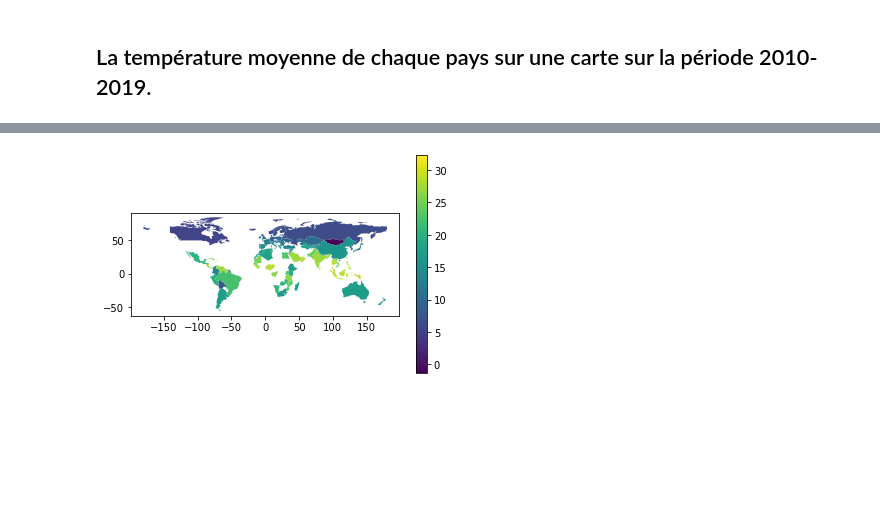
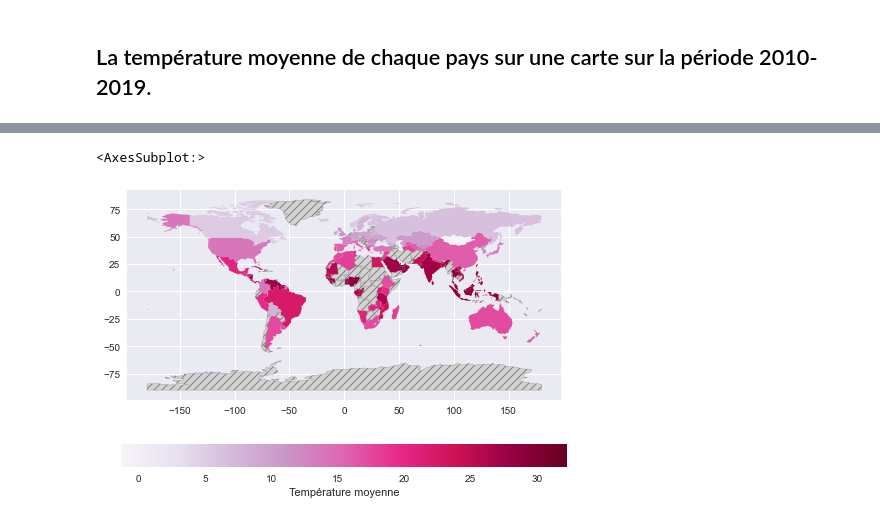
Before and after one commit to MaximeVeysseyre/Climatologie, a Jupyter notebook: main.ipynb, the cells around one changed output, grey strips where cells are left out. Cells and saved outputs as stored; diff of their text form; code cells hidden in the pictures; blank space fills up the shorter version.

```diff
--- a/main.ipynb
+++ b/main.ipynb
@@ -198,2 +216,5 @@ world.plot()
+# %%
+worldmap = gpd.read_file(gpd.datasets.get_path("naturalearth_lowres"))
+worldmap = worldmap.replace(to_replace ="United States of America", value ="US")
 # %%
-world.rename(columns= {"name" : "Country"}, inplace=True)
+worldmap.rename(columns={"name" : "Country"}, inplace=True)
@@ -202,4 +221,9 @@ combined = world.merge(local_map , on="Country")
-# %%
-ax = combined.plot(column="AvgTemperature", k="blue", legend=True)
-# %% [output]
-[figure, removed]
+# %%
+worldmap.set_index("Country", inplace=True)
+# %%
+worldmap_with_data = worldmap.join(local_moyenne_carte).reset_index()
+# %%
+worldmap_with_data.plot(column="AvgTemperature", legend=True, cmap='PuRd', missing_kwds={"color": "lightgrey","edgecolor": "grey","hatch": "///","label": "Missing values"}, legend_kwds={'label': "Température moyenne", 'orientation': "horizontal"})
+# %% [output]
+<AxesSubplot:>
+[figure, added]
```
Also changed, not shown: parts of 18 cells of this notebook.
